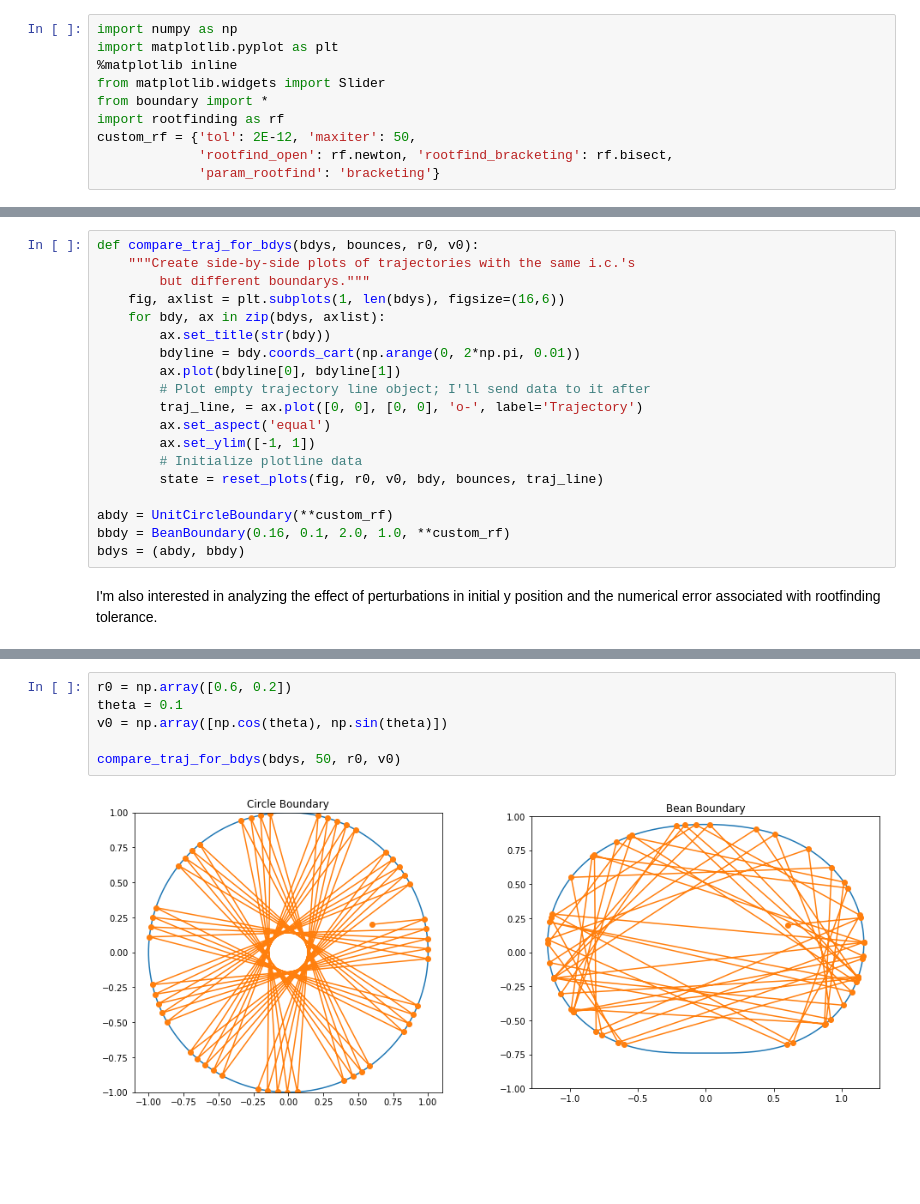
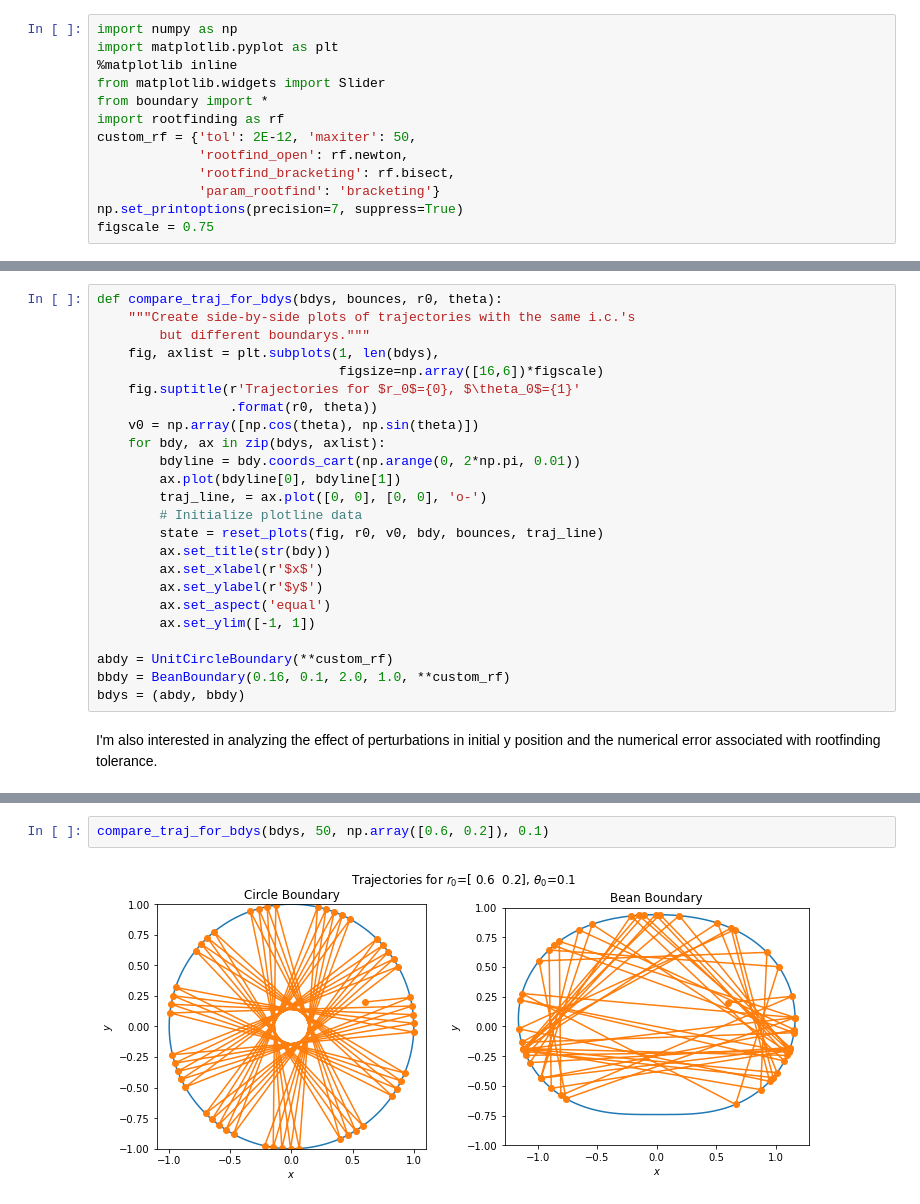
Before and after one commit to Jerror/PHY5340-Project1_Billiards, a Jupyter notebook: billiards.ipynb, the cells around one changed output, grey strips where cells are left out. Drawn from its saved outputs; the diff is of its cells as text; blank space fills up the shorter version.

Commit message:
labelled plots and structured code for printing

```diff
--- a/billiards.ipynb
+++ b/billiards.ipynb
@@ -6,8 +6,11 @@ from matplotlib.widgets import Slider
 from boundary import *
 import rootfinding as rf
 custom_rf = {'tol': 2E-12, 'maxiter': 50,
-             'rootfind_open': rf.newton, 'rootfind_bracketing': rf.bisect,
+             'rootfind_open': rf.newton,
+             'rootfind_bracketing': rf.bisect,
              'param_rootfind': 'bracketing'}
+np.set_printoptions(precision=7, suppress=True)
+figscale = 0.75
 # %% [markdown]
 I'll propagate billiards using a generator-iterator ('billiard_propagator_gen') and save billiard state in a dictionary. The state dictionary will hold the propagator, the trajectory as an array of (x,y) coordinates, the boundary collision points as a list of boundary parameters (denoted 's'), a list of the tangential component of velocity ('v_tan') at each collision, and a reference to the boundary object.
 # %%
@@ -135,20 +146,25 @@ def make_interactive(fig, state, r, v, boundary,
 # %% [markdown]
 I'm interested in comparing trajectories for the Circle and Bean boundaries, so I'll write a function to generate plots to illustrate the differences.
 # %%
-def compare_traj_for_bdys(bdys, bounces, r0, v0):
+def compare_traj_for_bdys(bdys, bounces, r0, theta):
     """Create side-by-side plots of trajectories with the same i.c.'s
         but different boundarys."""
-    fig, axlist = plt.subplots(1, len(bdys), figsize=(16,6))
+    fig, axlist = plt.subplots(1, len(bdys),
+                               figsize=np.array([16,6])*figscale)
+    fig.suptitle(r'Trajectories for $r_0$={0}, $\theta_0$={1}'
+                 .format(r0, theta))
+    v0 = np.array([np.cos(theta), np.sin(theta)])
     for bdy, ax in zip(bdys, axlist):
-        ax.set_title(str(bdy))
         bdyline = bdy.coords_cart(np.arange(0, 2*np.pi, 0.01))
         ax.plot(bdyline[0], bdyline[1])
-        # Plot empty trajectory line object; I'll send data to it after
-        traj_line, = ax.plot([0, 0], [0, 0], 'o-', label='Trajectory')
+        traj_line, = ax.plot([0, 0], [0, 0], 'o-')
+        # Initialize plotline data
+        state = reset_plots(fig, r0, v0, bdy, bounces, traj_line)
+        ax.set_title(str(bdy))
+        ax.set_xlabel(r'$x$')
+        ax.set_ylabel(r'$y$')
         ax.set_aspect('equal')
         ax.set_ylim([-1, 1])
-        # Initialize plotline data
-        state = reset_plots(fig, r0, v0, bdy, bounces, traj_line)
 
 abdy = UnitCircleBoundary(**custom_rf)
 bbdy = BeanBoundary(0.16, 0.1, 2.0, 1.0, **custom_rf)
@@ -207,9 +234,5 @@ def plot_divergence(bounces, ref_bdy, r0, v0, dys, tols=None):
 # %%
-r0 = np.array([0.6, 0.2])
-theta = 0.1
-v0 = np.array([np.cos(theta), np.sin(theta)])
-
-compare_traj_for_bdys(bdys, 50, r0, v0)
+compare_traj_for_bdys(bdys, 50, np.array([0.6, 0.2]), 0.1)
 # %% [output]
-[figure, old version]
+[figure, new version]
 # %%
```
Also changed, not shown: parts of 13 cells of this notebook.
